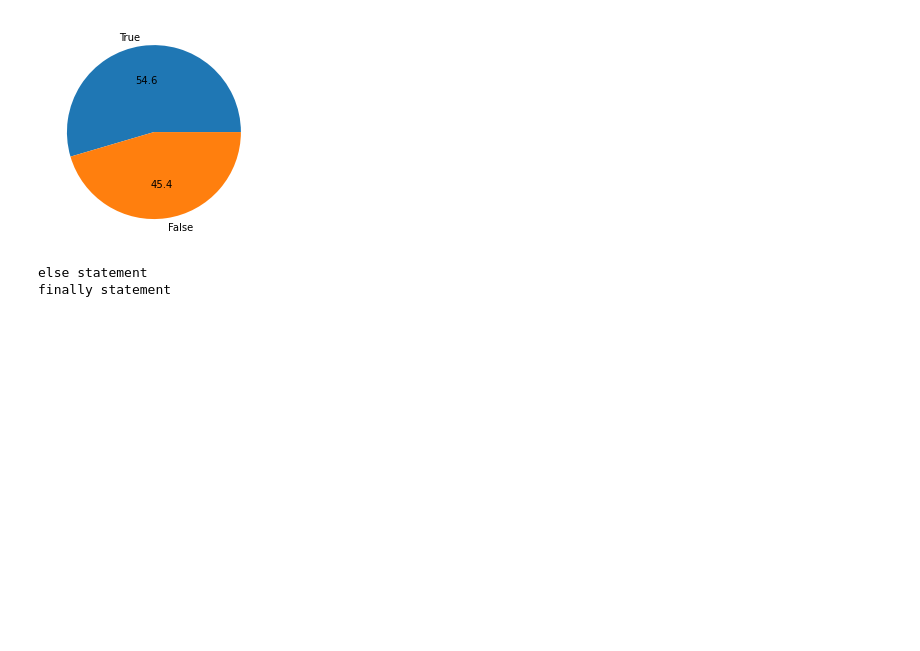
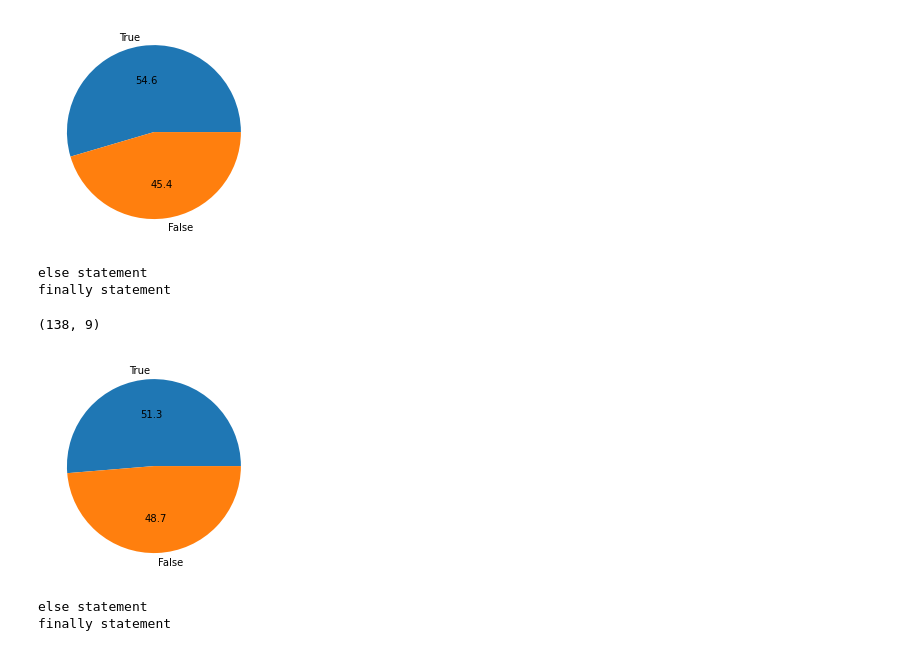
Before and after one commit to ojjy/datascience, a Jupyter notebook: diabetes/diabetes.ipynb, the cells around one changed output. Drawn from its saved outputs; the diff is of its cells as text; code cells hidden in the pictures; blank space fills up the shorter version.

```diff
--- a/diabetes/diabetes.ipynb
+++ b/diabetes/diabetes.ipynb
@@ -24,9 +108,9 @@ else - 에러가 발생하지 않았을때 try절과 함께 실행되는 구문
 
 finally - 에러가 발생하든 하지 않든 실행되는 구문
 # %%
-def piechart(feature, number):
+def piechart(df_name, feature, number):
     try:
-        data = [(df[feature] > number ).value_counts(normalize=True)[True], (df[feature]>number).value_counts(normalize=True)[False]]
+        data = [(df_name[feature] > number ).value_counts(normalize=True)[True], (df_name[feature]>number).value_counts(normalize=True)[False]]
         data
         categories=["True", "False"]
         plt.pie(data, labels=categories, autopct='%0.1f')
@@ -49,3 +147,13 @@ piechart("Pregnancies", 2)
 [figure]
 else statement
 finally statement
+# %%
+Insulindf.shape
+# %% [output]
+(138, 9)
+# %%
+piechart(df, "Insulin", 10)
+# %% [output]
+[figure, added]
+else statement
+finally statement
```
Also changed, not shown: parts of 32 cells of this notebook, 1 other file.
